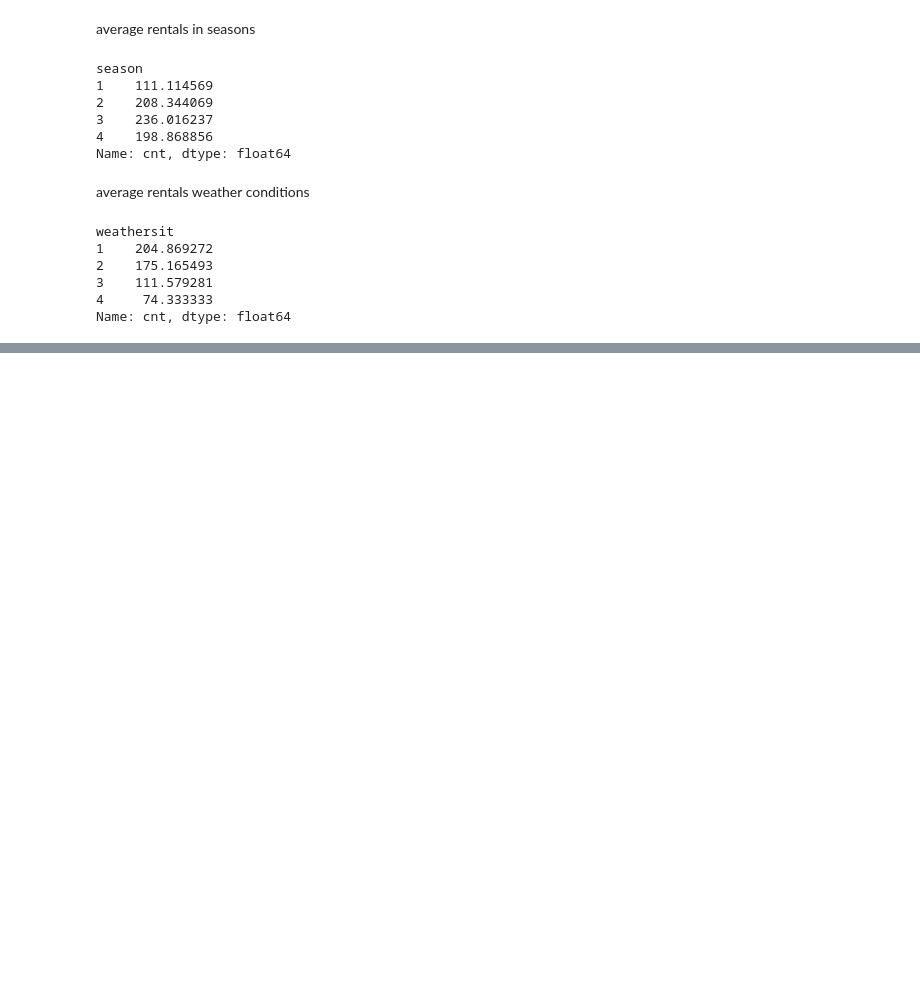
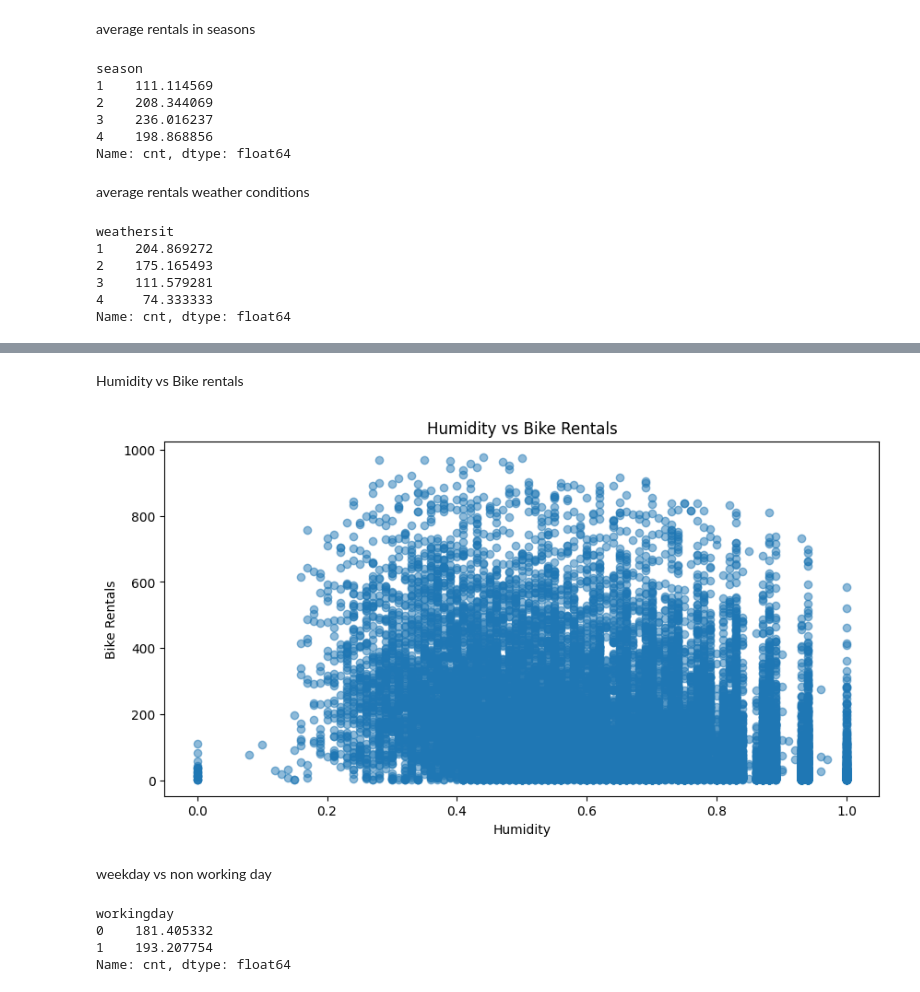
Before and after one commit to Mario03Jeffery/bike_rentals_project, a Jupyter notebook: notebooks/bike_demand_analysis.ipynb, the cells around one changed output, grey strips where cells are left out. Cells and saved outputs as stored; diff of their text form; code cells hidden in the pictures; blank space fills up the shorter version.

```diff
--- a/notebooks/bike_demand_analysis.ipynb
+++ b/notebooks/bike_demand_analysis.ipynb
@@ -115,0 +189,22 @@ Name: cnt, dtype: float64
+# %% [markdown]
+Humidity vs Bike rentals
+# %%
+plt.figure(figsize=(10, 5))
+
+plt.scatter(df["hum"], df["cnt"], alpha=0.5)
+plt.title("Humidity vs Bike Rentals")
+plt.xlabel("Humidity")
+plt.ylabel("Bike Rentals")
+plt.show()
+# %% [output]
+[figure, added]
+# %% [markdown]
+weekday vs non working day
+# %%
+avg_workingdays = df.groupby("workingday")["cnt"].mean()
+print(avg_workingdays)
+# %% [output]
+workingday
+0    181.405332
+1    193.207754
+Name: cnt, dtype: float64
```
Also changed, not shown: parts of 13 cells of this notebook.
